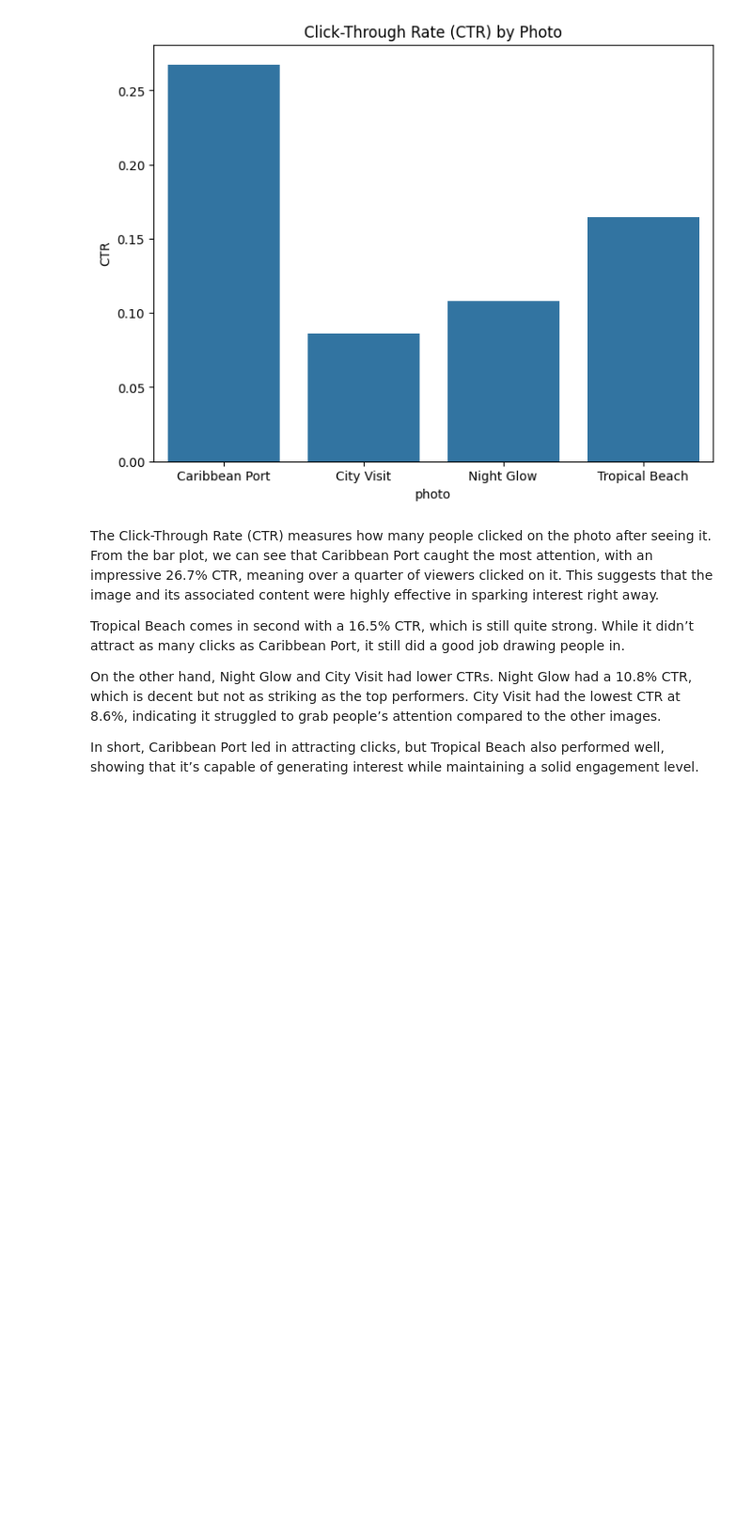
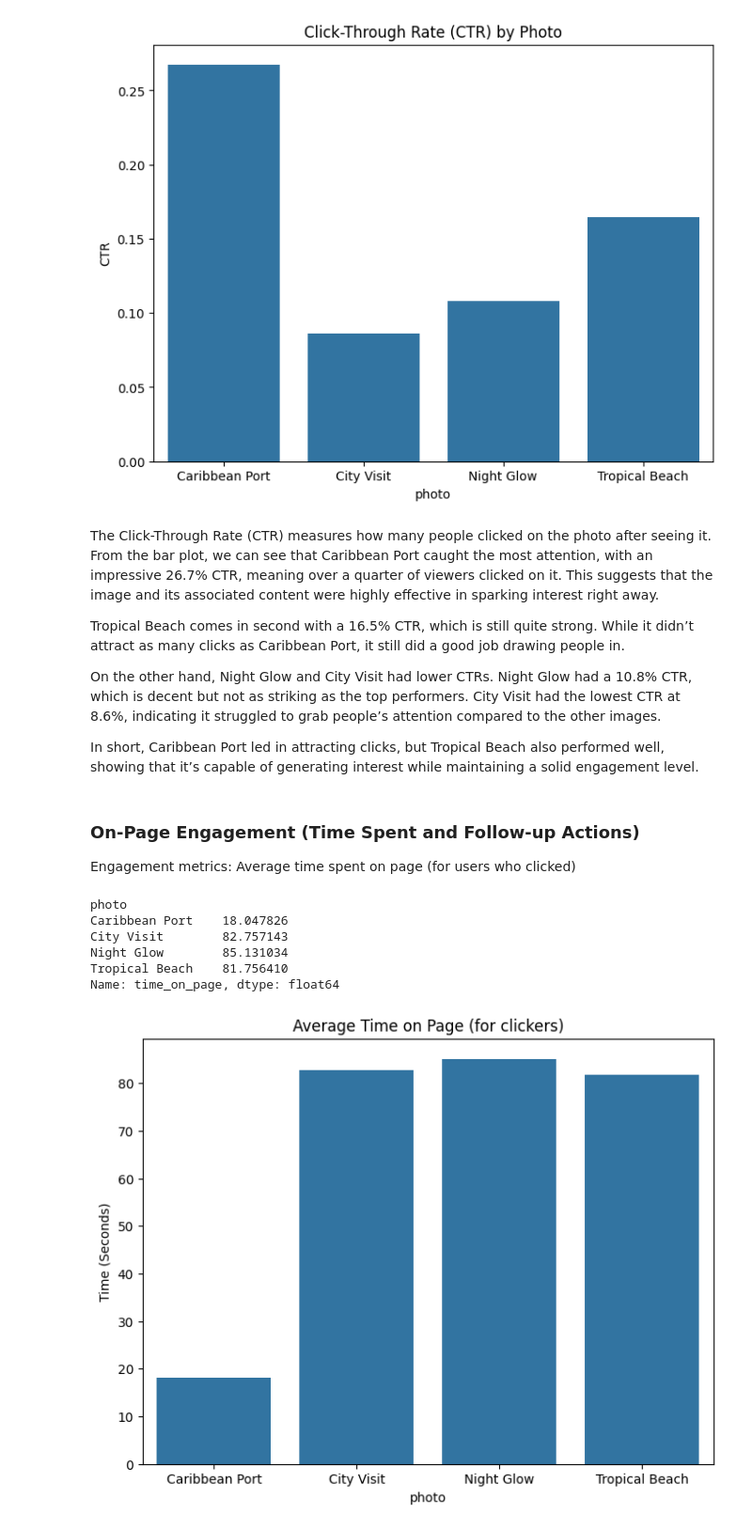
Before and after one commit to pranjul11garg/Lobster-Land-Marketing-Strategy, a Jupyter notebook: lobster.ipynb, the cells around one changed output. Shown at 94% size. Cells and saved outputs as stored; diff of their text form; code cells hidden in the pictures; blank space fills up the shorter version.

Commit message:
Engagement Rate of customer, avg time spent on page

```diff
--- a/lobster.ipynb
+++ b/lobster.ipynb
@@ -1138,3 +1138,24 @@ Tropical Beach comes in second with a 16.5% CTR, which is still quite strong. Wh
 On the other hand, Night Glow and City Visit had lower CTRs. Night Glow had a 10.8% CTR, which is decent but not as striking as the top performers. City Visit had the lowest CTR at 8.6%, indicating it struggled to grab people’s attention compared to the other images.
 
 In short, Caribbean Port led in attracting clicks, but Tropical Beach also performed well, showing that it’s capable of generating interest while maintaining a solid engagement level.
+# %% [markdown]
+### **On-Page Engagement (Time Spent and Follow-up Actions)**
+Engagement metrics: Average time spent on page (for users who clicked)
+# %%
+time_on_page_avg = ab_pics[ab_pics['clicked'] == 1].groupby('photo')['time_on_page'].mean()
+time_on_page_avg
+# %% [output]
+photo
+Caribbean Port    18.047826
+City Visit        82.757143
+Night Glow        85.131034
+Tropical Beach    81.756410
+Name: time_on_page, dtype: float64
+# %%
+plt.figure(figsize=(8,6))
+sns.barplot(x=time_on_page_avg.index, y=time_on_page_avg.values)
+plt.title("Average Time on Page (for clickers)")
+plt.ylabel("Time (Seconds)")
+plt.show()
+# %% [output]
+[figure, added]
```
Also changed, not shown: parts of 1 cell of this notebook.
